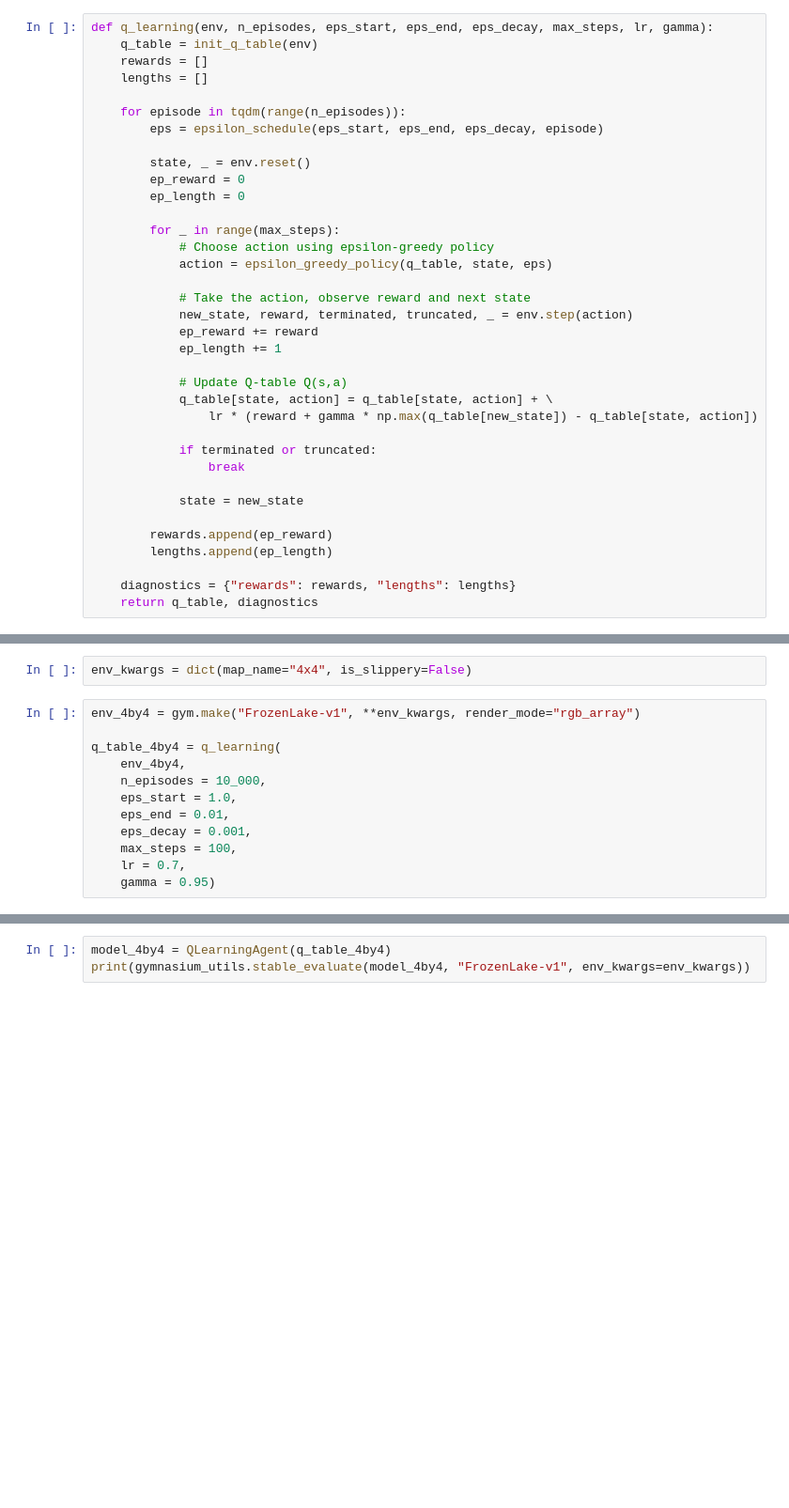
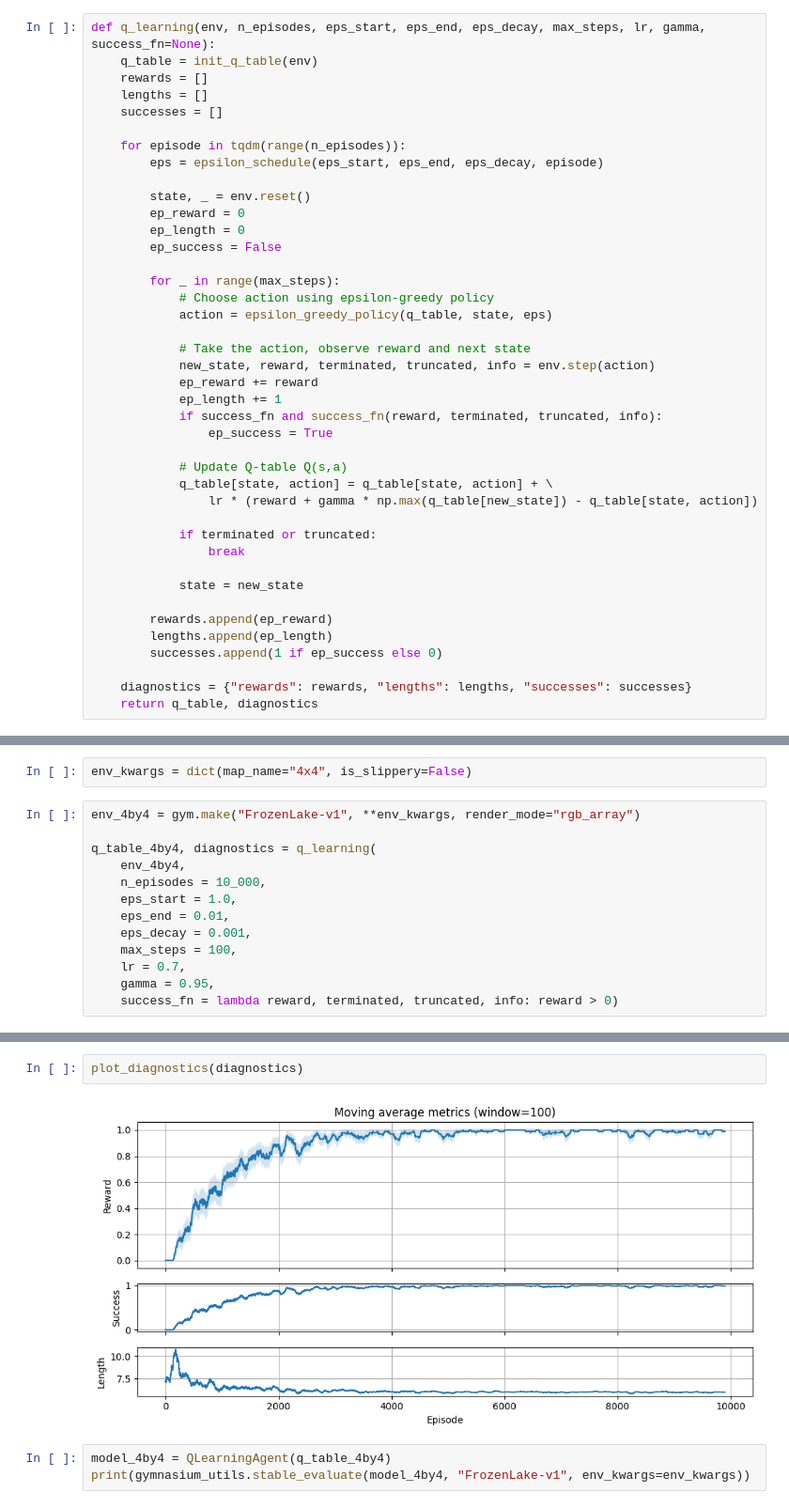
Before and after one commit to anton-dergunov/hugging-face-deep-rl, a Jupyter notebook: notebooks/02_frozen_lake_q_learning.ipynb, the cells around one changed output, grey strips where cells are left out. Shown at 94% size. Cells and saved outputs as stored; diff of their text form; blank space fills up the shorter version.

Commit message:
Added training progress visualization

```diff
--- a/notebooks/02_frozen_lake_q_learning.ipynb
+++ b/notebooks/02_frozen_lake_q_learning.ipynb
@@ -166,10 +162,11 @@ plot_epsilon_schedule(
 # %% [output]
 [figure]
 # %%
-def q_learning(env, n_episodes, eps_start, eps_end, eps_decay, max_steps, lr, gamma):
+def q_learning(env, n_episodes, eps_start, eps_end, eps_decay, max_steps, lr, gamma, success_fn=None):
     q_table = init_q_table(env)
     rewards = []
     lengths = []
+    successes = []
 
     for episode in tqdm(range(n_episodes)):
         eps = epsilon_schedule(eps_start, eps_end, eps_decay, episode)
@@ -177,15 +174,18 @@ def q_learning(env, n_episodes, eps_start, eps_end, eps_decay, max_steps, lr, ga
         state, _ = env.reset()
         ep_reward = 0
         ep_length = 0
+        ep_success = False
 
         for _ in range(max_steps):
             # Choose action using epsilon-greedy policy
             action = epsilon_greedy_policy(q_table, state, eps)
 
             # Take the action, observe reward and next state
-            new_state, reward, terminated, truncated, _ = env.step(action)
+            new_state, reward, terminated, truncated, info = env.step(action)
             ep_reward += reward
             ep_length += 1
+            if success_fn and success_fn(reward, terminated, truncated, info):
+                ep_success = True
 
             # Update Q-table Q(s,a)
             q_table[state, action] = q_table[state, action] + \
@@ -198,8 +198,9 @@ def q_learning(env, n_episodes, eps_start, eps_end, eps_decay, max_steps, lr, ga
 
         rewards.append(ep_reward)
         lengths.append(ep_length)
+        successes.append(1 if ep_success else 0)
 
-    diagnostics = {"rewards": rewards, "lengths": lengths}
+    diagnostics = {"rewards": rewards, "lengths": lengths, "successes": successes}
     return q_table, diagnostics
 # %%
 class QLearningAgent:
@@ -217,7 +218,7 @@ env_kwargs = dict(map_name="4x4", is_slippery=False)
 # %%
 env_4by4 = gym.make("FrozenLake-v1", **env_kwargs, render_mode="rgb_array")
 
-q_table_4by4 = q_learning(
+q_table_4by4, diagnostics = q_learning(
     env_4by4,
     n_episodes = 10_000,
     eps_start = 1.0,
@@ -225,4 +226,5 @@ q_table_4by4 = q_learning(
     eps_decay = 0.001,
     max_steps = 100,
     lr = 0.7,
-    gamma = 0.95)
+    gamma = 0.95,
+    success_fn = lambda reward, terminated, truncated, info: reward > 0)
@@ -229,3 +277,7 @@ q_table_4by4 = q_learning(
+# %%
+plot_diagnostics(diagnostics)
+# %% [output]
+[figure, added]
 # %%
 model_4by4 = QLearningAgent(q_table_4by4)
 print(gymnasium_utils.stable_evaluate(model_4by4, "FrozenLake-v1", env_kwargs=env_kwargs))
```
Also changed, not shown: parts of 6 cells of this notebook, 1 other file.
